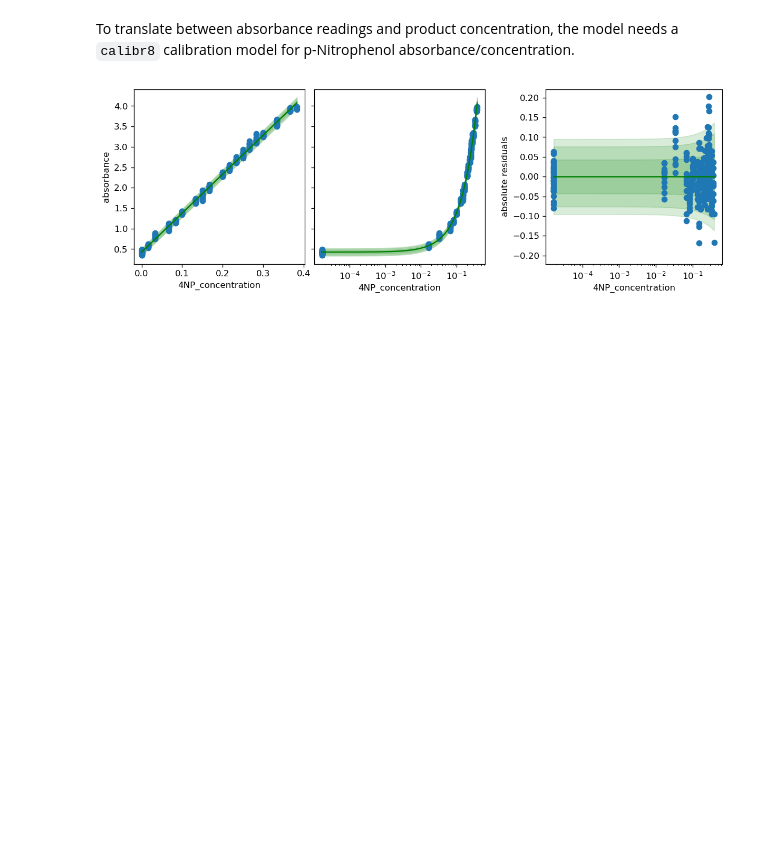
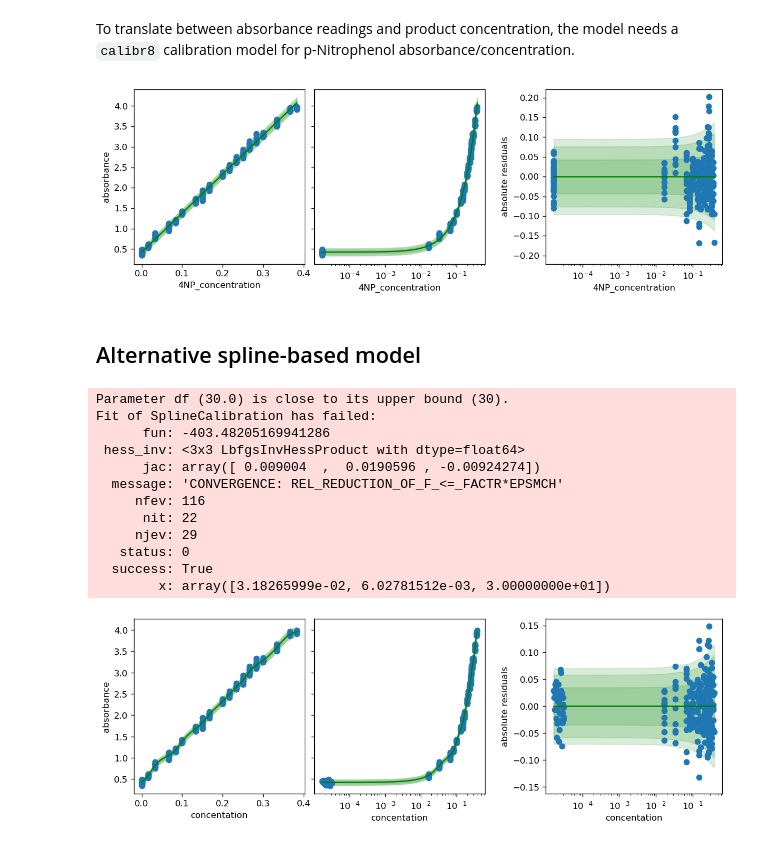
Before and after one commit to JuBiotech/petase-ts-paper, a Jupyter notebook: notebooks/CM_PETase.ipynb, the cells around one changed output. Drawn from its saved outputs; the diff is of its cells as text; code cells hidden in the pictures; blank space fills up the shorter version.

Commit message:
add spline model

```diff
--- a/notebooks/CM_PETase.ipynb
+++ b/notebooks/CM_PETase.ipynb
@@ -78,3 +84,42 @@ fig, axs = calibr8.plot_model(cm_nitrophenol)
 pyplot.show()
 # %% [output]
 [figure]
+# %% [markdown]
+## Alternative spline-based model
+# %%
+spline = bletl.get_crossvalidated_spline(
+    x=independent,
+    y=dependent,
+    bounds=(0, 0.15),
+    method="ucss"
+)
+
+cmodel = cutisplit.SplineCalibration()
+cmodel.set_spline(spline)
+calibr8.fit_scipy(
+    cmodel,
+    independent=independent,
+    dependent=dependent,
+    theta_guess=[0.01, 0.1, 3],
+    theta_bounds=[
+        (0.01, 0.5),
+        (0.001, 1),
+        (1, 30),
+    ]
+)
+calibr8.plot_model(cmodel)
+cmodel.save(fr"{resultpath}\{RUN_ID}_cm_nitrophenol-spline.json")
+# %% [output]
+Parameter df (30.0) is close to its upper bound (30).
+Fit of SplineCalibration has failed:
+      fun: -403.48205169941286
+ hess_inv: <3x3 LbfgsInvHessProduct with dtype=float64>
+      jac: array([ 0.009004  ,  0.0190596 , -0.00924274])
+  message: 'CONVERGENCE: REL_REDUCTION_OF_F_<=_FACTR*EPSMCH'
+     nfev: 116
+      nit: 22
+     njev: 29
+   status: 0
+  success: True
+        x: array([3.18265999e-02, 6.02781512e-03, 3.00000000e+01])
+[figure, added]
```
Also changed, not shown: parts of 3 cells of this notebook.
